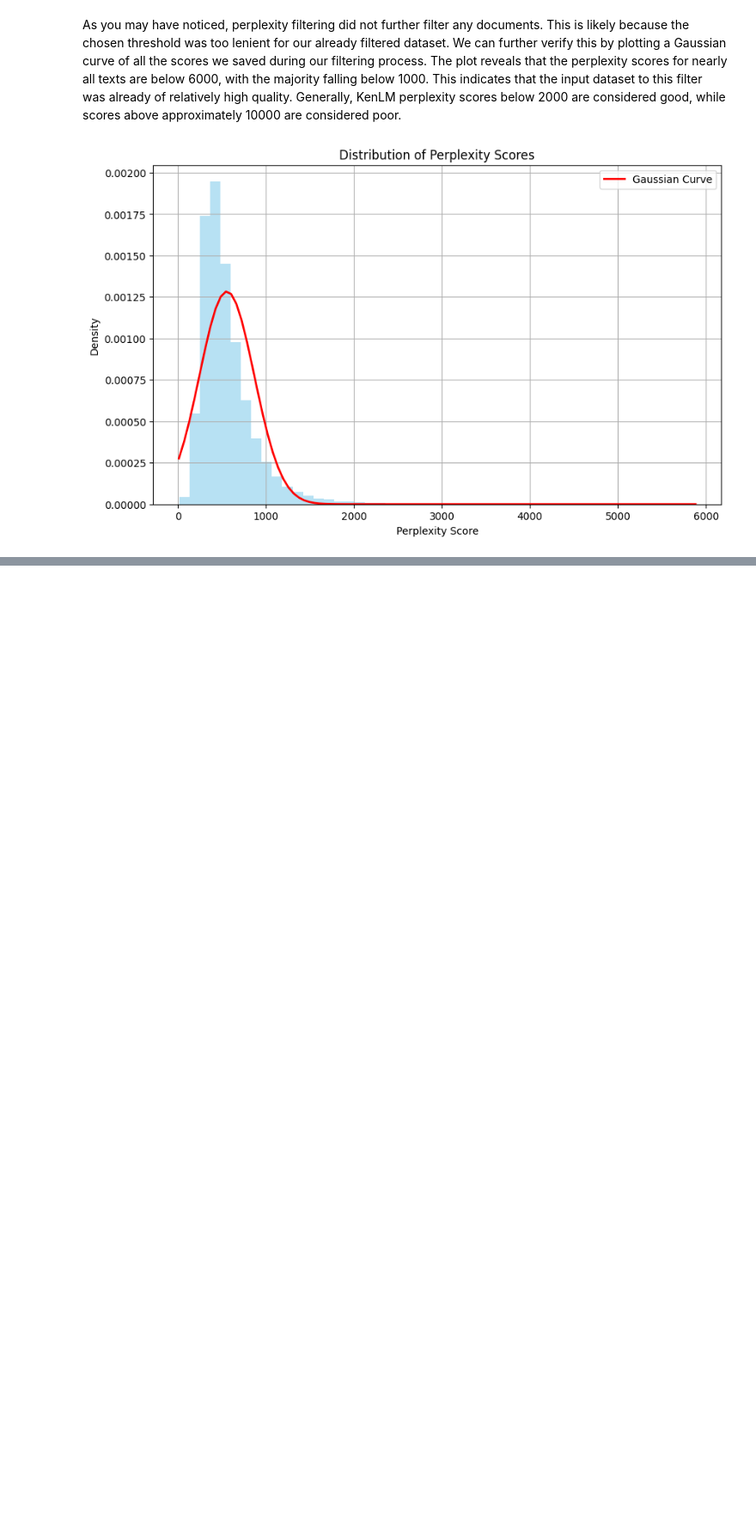
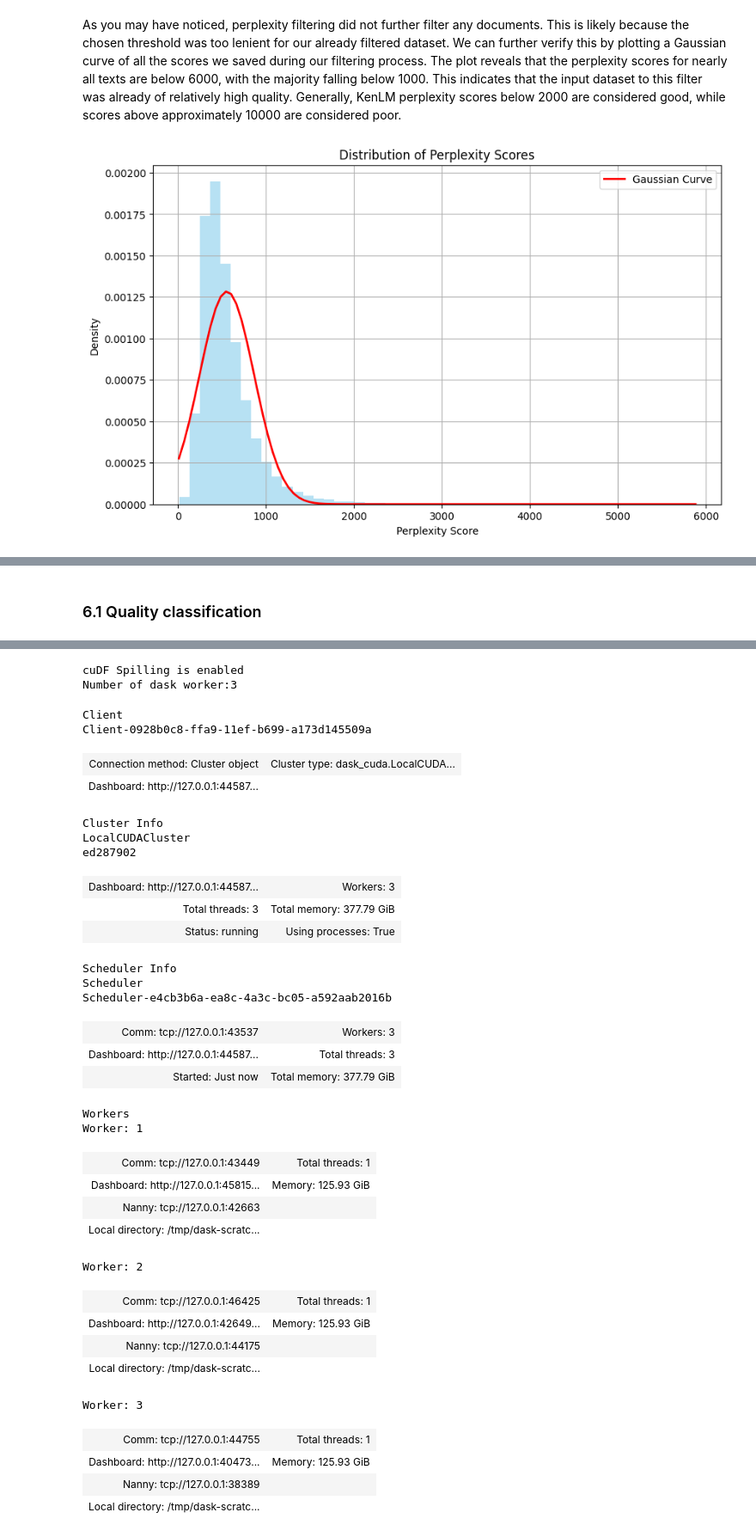
Before and after one commit to NVIDIA/NeMo-Curator, a Jupyter notebook: tutorials/nemotron-cc/nemotron_cc.ipynb, the cells around one changed output, grey strips where cells are left out. Shown at 86% size. Cells and saved outputs as stored; diff of their text form; code cells hidden in the pictures; blank space fills up the shorter version.

```diff
--- a/tutorials/nemotron-cc/nemotron_cc.ipynb
+++ b/tutorials/nemotron-cc/nemotron_cc.ipynb
@@ -858,0 +865,2 @@ client.shutdown()
+# %% [markdown]
+### 6.1 Quality classification
@@ -858,0 +892,3 @@ client.shutdown()
+# %%
+client = get_client(cluster_type="gpu")
+# %% [output]
@@ -858,0 +912,34 @@ client.shutdown()
+cuDF Spilling is enabled
+Number of dask worker:3
+Client
+Client-0928b0c8-ffa9-11ef-b699-a173d145509a
+| Connection method: Cluster object | Cluster type: dask_cuda.LocalCUDA... |
+| Dashboard: http://127.0.0.1:44587... |  |
+Cluster Info
+LocalCUDACluster
+ed287902
+| Dashboard: http://127.0.0.1:44587... | Workers: 3 |
+| Total threads: 3 | Total memory: 377.79 GiB |
+| Status: running | Using processes: True |
+Scheduler Info
+Scheduler
+Scheduler-e4cb3b6a-ea8c-4a3c-bc05-a592aab2016b
+| Comm: tcp://127.0.0.1:43537 | Workers: 3 |
+| Dashboard: http://127.0.0.1:44587... | Total threads: 3 |
+| Started: Just now | Total memory: 377.79 GiB |
+Workers
+Worker: 1
+| Comm: tcp://127.0.0.1:43449 | Total threads: 1 |
+| Dashboard: http://127.0.0.1:45815... | Memory: 125.93 GiB |
+| Nanny: tcp://127.0.0.1:42663 |  |
+| Local directory: /tmp/dask-scratc... |  |
+Worker: 2
+| Comm: tcp://127.0.0.1:46425 | Total threads: 1 |
+| Dashboard: http://127.0.0.1:42649... | Memory: 125.93 GiB |
+| Nanny: tcp://127.0.0.1:44175 |  |
+| Local directory: /tmp/dask-scratc... |  |
+Worker: 3
+| Comm: tcp://127.0.0.1:44755 | Total threads: 1 |
+| Dashboard: http://127.0.0.1:40473... | Memory: 125.93 GiB |
+| Nanny: tcp://127.0.0.1:38389 |  |
+| Local directory: /tmp/dask-scratc... |  |
```
Also changed, not shown: parts of 21 cells of this notebook, 4 other files.
